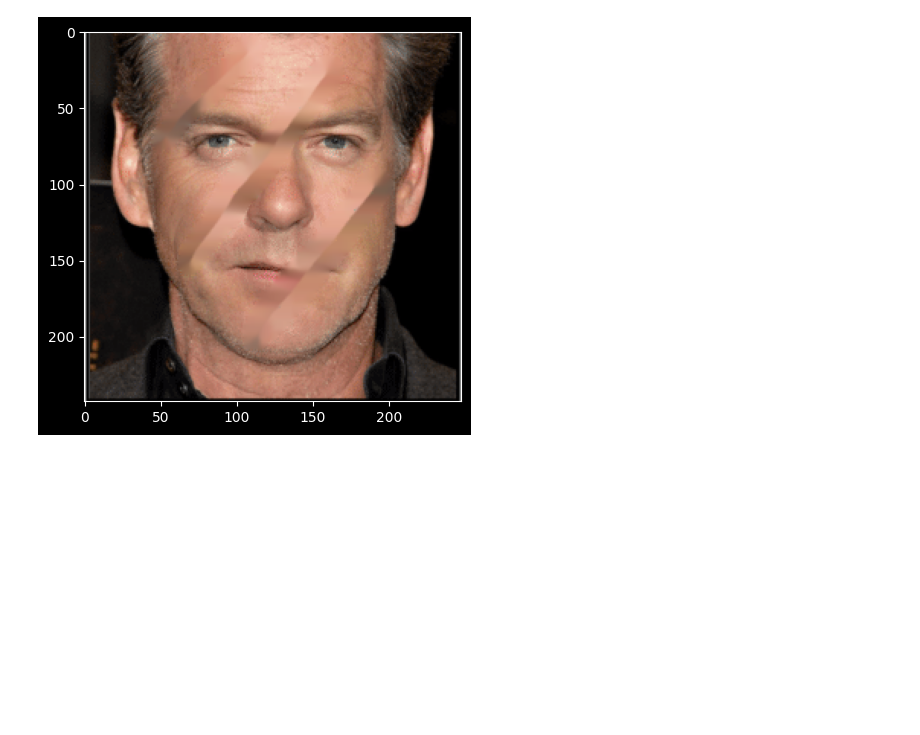
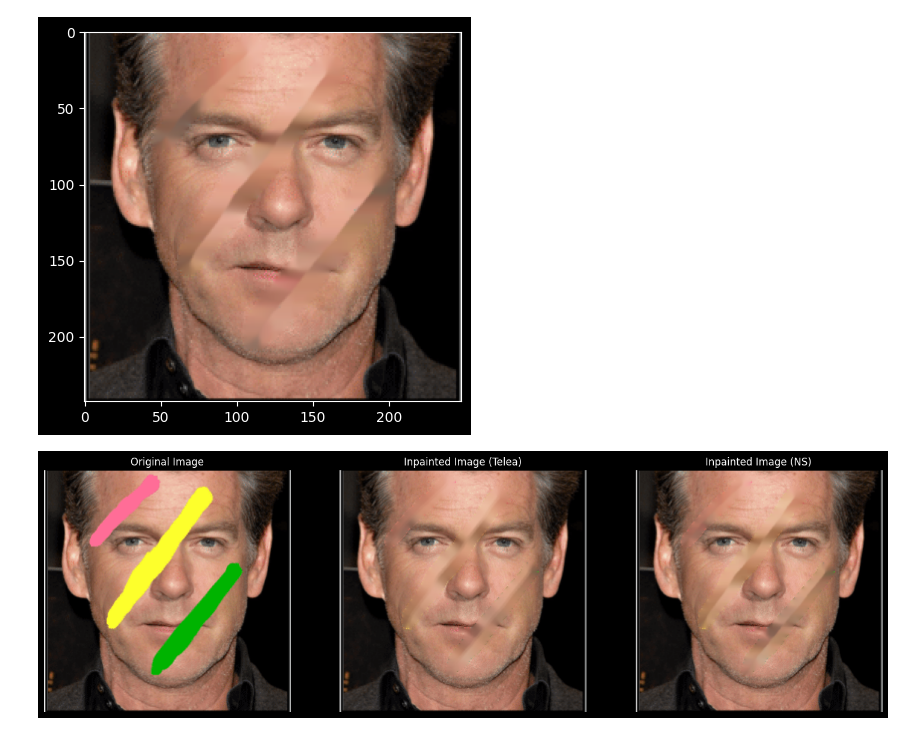
Before and after one commit to alfredwisana/computer-vision, a Jupyter notebook: Alfred/UAS/inpainting.ipynb, the cells around one changed output. Saved outputs shown, nothing was run; the diff lists cells and outputs as text; code cells hidden in the pictures; blank space fills up the shorter version.

Commit message:
inpaint

```diff
--- a/Alfred/UAS/inpainting.ipynb
+++ b/Alfred/UAS/inpainting.ipynb
@@ -25,3 +25,65 @@ plt.imshow(result)
 # %% [output]
 <matplotlib.image.AxesImage at 0x...>
 [figure]
+# %%
+import cv2
+import numpy as np
+import matplotlib.pyplot as plt
+
+# Load the image
+image_path = 'Inpainting-Man.bmp'
+image = cv2.imread(image_path, cv2.IMREAD_COLOR)
+
+# Convert the image to HSV color space
+hsv_image = cv2.cvtColor(image, cv2.COLOR_BGR2HSV)
+
+# Define the color ranges for the marks (pink, yellow, green)
+lower_pink = np.array([160, 100, 100])
+upper_pink = np.array([180, 255, 255])
+lower_yellow = np.array([20, 100, 100])
+upper_yellow = np.array([30, 255, 255])
+lower_green = np.array([40, 100, 100])
+upper_green = np.array([70, 255, 255])
+
+# Create masks for each color
+mask_pink = cv2.inRange(hsv_image, lower_pink, upper_pink)
+mask_yellow = cv2.inRange(hsv_image, lower_yellow, upper_yellow)
+mask_green = cv2.inRange(hsv_image, lower_green, upper_green)
+
+# Combine the masks
+mask = cv2.bitwise_or(mask_pink, mask_yellow)
+mask = cv2.bitwise_or(mask, mask_green)
+
+# Refine the mask with morphological operations
+kernel = np.ones((5, 5), np.uint8)
+mask = cv2.morphologyEx(mask, cv2.MORPH_CLOSE, kernel)
+mask = cv2.morphologyEx(mask, cv2.MORPH_OPEN, kernel)
+
+# Try both inpainting methods
+inpainted_image_telea = cv2.inpaint(image, mask, 5, cv2.INPAINT_TELEA)
+inpainted_image_ns = cv2.inpaint(image, mask, 5, cv2.INPAINT_NS)
+
+# Convert BGR images to RGB for displaying
+inpainted_image_telea_rgb = cv2.cvtColor(inpainted_image_telea, cv2.COLOR_BGR2RGB)
+inpainted_image_ns_rgb = cv2.cvtColor(inpainted_image_ns, cv2.COLOR_BGR2RGB)
+
+# Plot the original and inpainted images
+plt.figure(figsize=(18, 6))
+plt.subplot(1, 3, 1)
+plt.title('Original Image')
+plt.imshow(cv2.cvtColor(image, cv2.COLOR_BGR2RGB))
+plt.axis('off')
+
+plt.subplot(1, 3, 2)
+plt.title('Inpainted Image (Telea)')
+plt.imshow(inpainted_image_telea_rgb)
+plt.axis('off')
+
+plt.subplot(1, 3, 3)
+plt.title('Inpainted Image (NS)')
+plt.imshow(inpainted_image_ns_rgb)
+plt.axis('off')
+
+plt.show()
+# %% [output]
+[figure, added]
```
